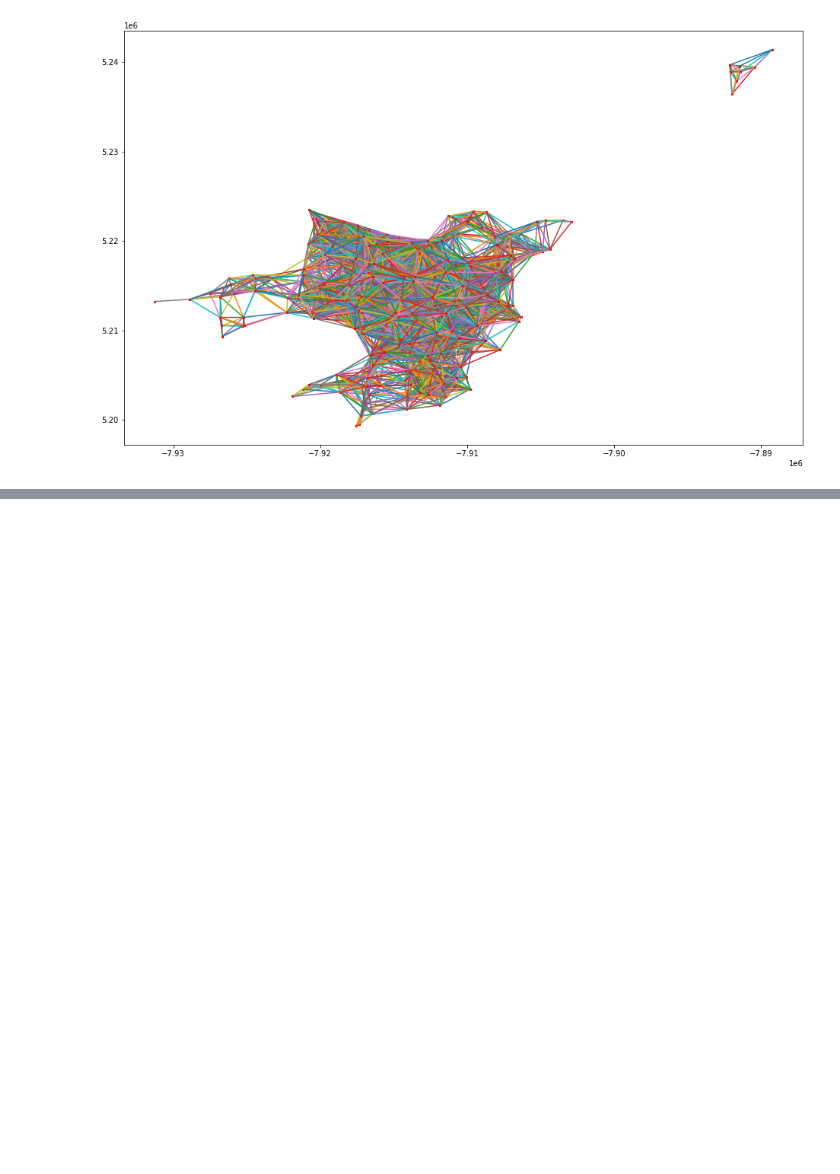
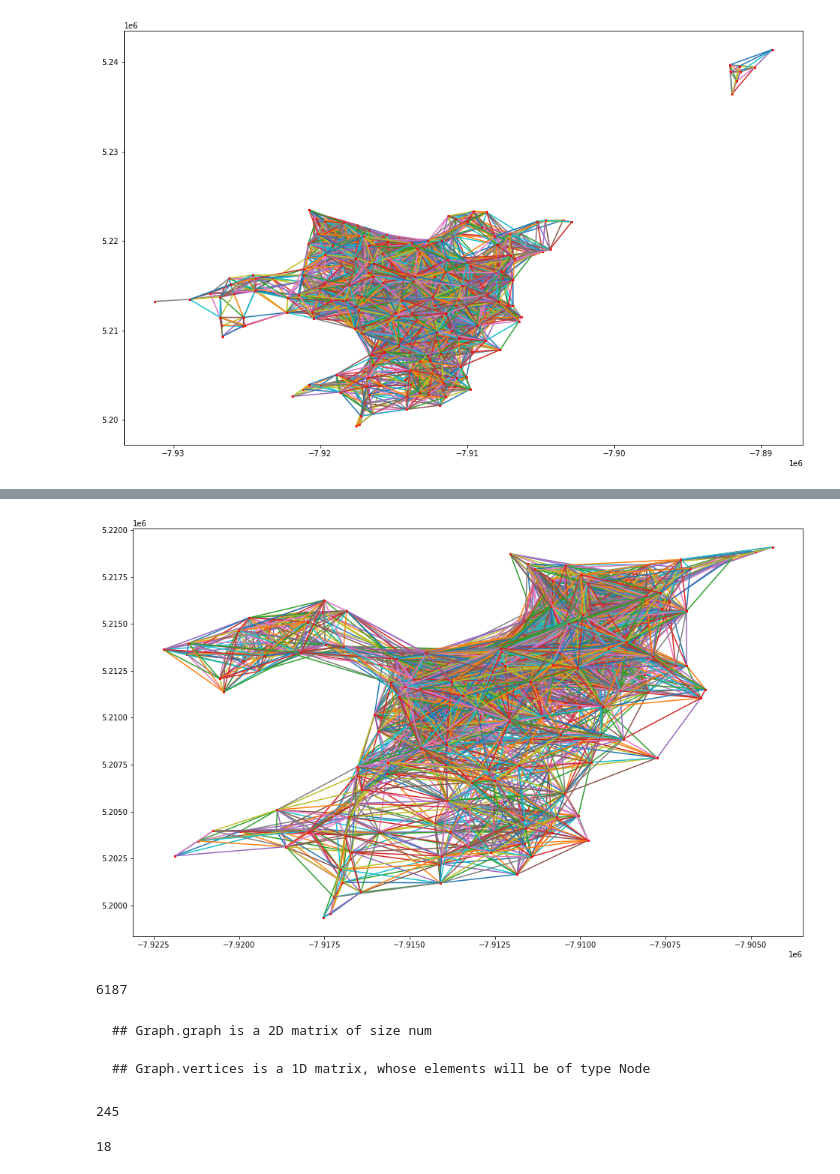
Before and after one commit to RaajasTongaonkar/CS5800-Final-Project, a Jupyter notebook: CS5800_final_proj_submap_generation.ipynb, the cells around one changed output, grey strips where cells are left out. Saved outputs shown, nothing was run; the diff lists cells and outputs as text; code cells hidden in the pictures; blank space fills up the shorter version.

````diff
--- a/CS5800_final_proj_submap_generation.ipynb
+++ b/CS5800_final_proj_submap_generation.ipynb
@@ -224,0 +261,15 @@ for k in distDict:
+# %%
+plt.figure(figsize=(16,10))
+count = 0
+for k in distDict:
+  x = [pointsDict[k[0]][0],pointsDict[k[1]][0]]
+  y = [pointsDict[k[0]][1],pointsDict[k[1]][1]]
+  count += 1
+  plt.plot(x,y,marker="o",markersize=2,markeredgecolor="red")
+# %% [output]
+[figure, added]
+# %%
+# Count of number of edges in the graph
+print(count)
+# %% [output]
+6187
@@ -224,0 +290,14 @@ for k in distDict:
+# %% [markdown]
+```
+## Graph.graph is a 2D matrix of size num
+
+## Graph.vertices is a 1D matrix, whose elements will be of type Node
+```
+# %%
+len(pointsDict)
+# %% [output]
+245
+# %%
+df.iloc[0]["Total_docks"]
+# %% [output]
+18
````
Also changed, not shown: parts of 20 cells of this notebook, 5 other files.
